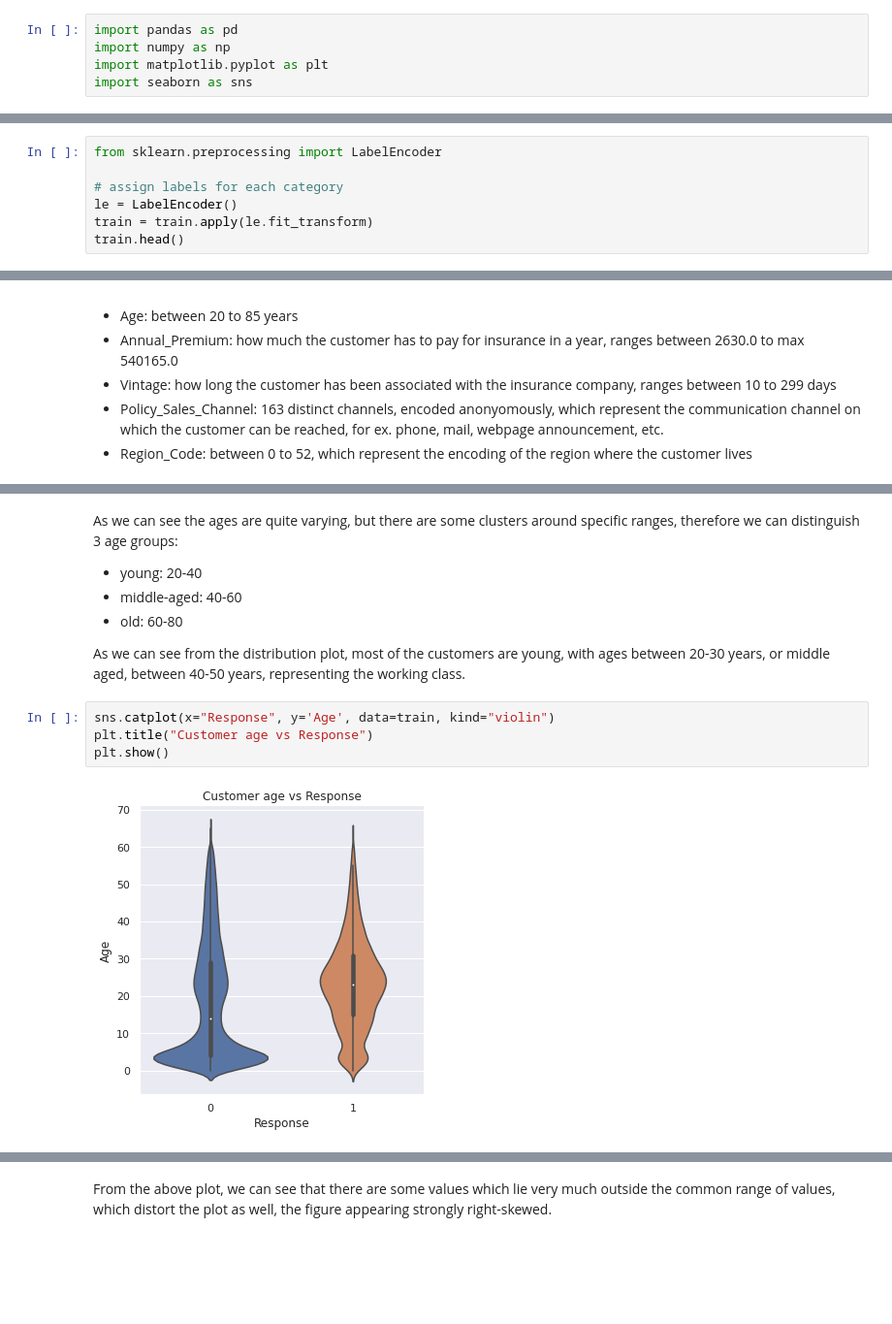
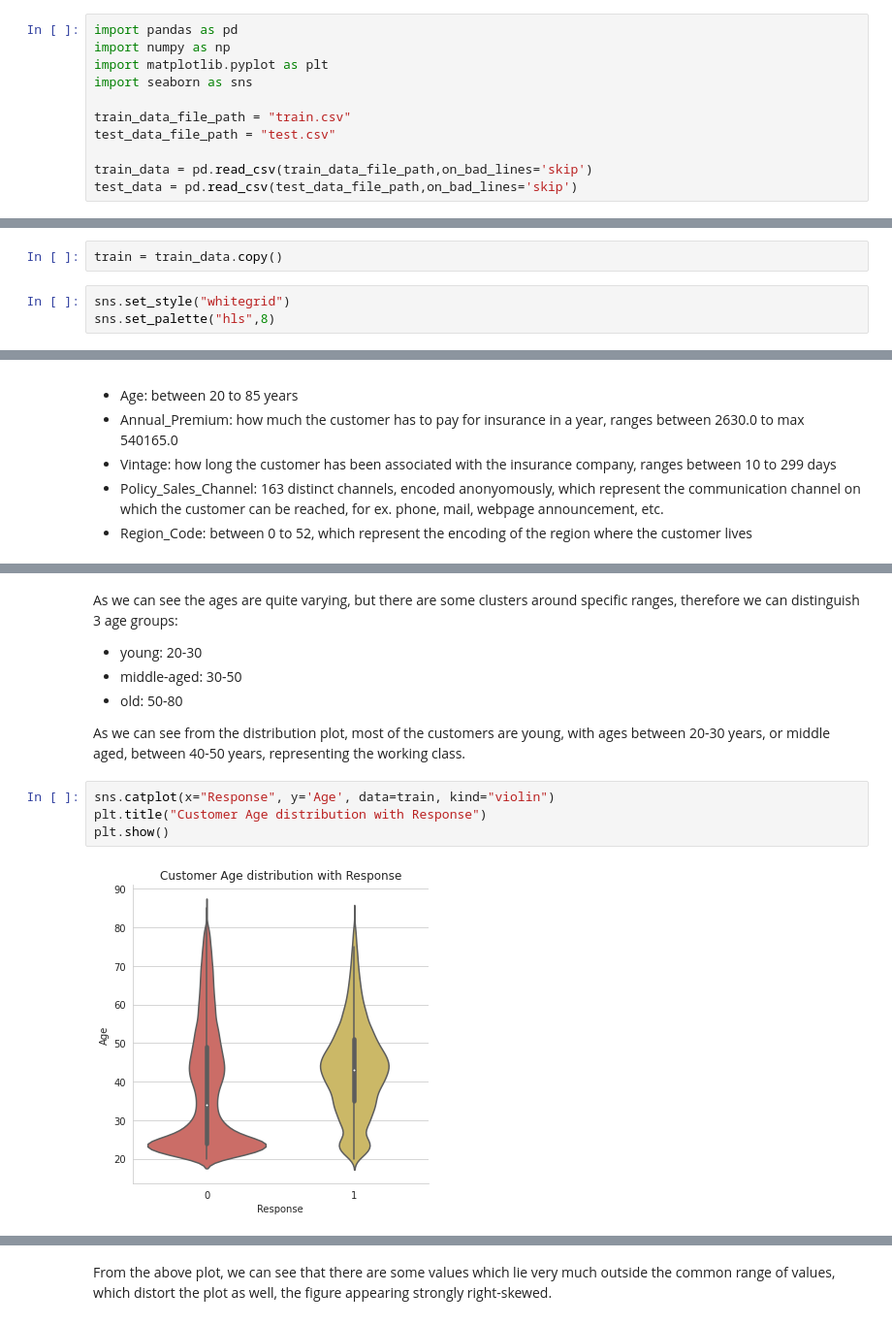
Before and after one commit to keresztesbeata/Intelligent-Systems-Lab, a Jupyter notebook: Health-Insurance-Cross-Sell-Prediction/Car_insurance.ipynb, the cells around one changed output, grey strips where cells are left out. Shown at 97% size. Cells and saved outputs as stored; diff of their text form; blank space fills up the shorter version.

```diff
--- a/Health-Insurance-Cross-Sell-Prediction/Car_insurance.ipynb
+++ b/Health-Insurance-Cross-Sell-Prediction/Car_insurance.ipynb
@@ -7,3 +42,9 @@ import pandas as pd
 import numpy as np
 import matplotlib.pyplot as plt
 import seaborn as sns
+
+train_data_file_path = "train.csv"
+test_data_file_path = "test.csv"
+
+train_data = pd.read_csv(train_data_file_path,on_bad_lines='skip')
+test_data = pd.read_csv(test_data_file_path,on_bad_lines='skip')
@@ -107,0 +118,5 @@ First, we study the features independently, then by comparing it to other featur
+# %%
+train = train_data.copy()
+# %%
+sns.set_style("whitegrid")
+sns.set_palette("hls",8)
@@ -381,7 +448,0 @@ Using a LabelEncoder we can assign a unique numerical code for each distinct cat
-# %%
-from sklearn.preprocessing import LabelEncoder
-
-# assign labels for each category
-le = LabelEncoder()
-train = train.apply(le.fit_transform)
-train.head()
@@ -416,15 +470,15 @@ plt.show()
 # %% [markdown]
 As we can see the ages are quite varying, but there are some clusters around specific ranges, therefore we can distinguish 3 age groups:
-* young: 20-40
-* middle-aged: 40-60
-* old: 60-80
+* young: 20-30
+* middle-aged: 30-50
+* old: 50-80
 
 As we can see from the distribution plot, most of the customers are young, with ages between 20-30 years, or middle aged, between 40-50 years, representing the working class.
 # %%
 sns.catplot(x="Response", y='Age', data=train, kind="violin")
-plt.title("Customer age vs Response")
+plt.title("Customer Age distribution with Response")
 plt.show()
 # %% [output]
-[figure, old version]
+[figure, new version]
 # %%
  # categorize the 'Age' feature
```
Also changed, not shown: parts of 109 cells of this notebook, 1 other file.
